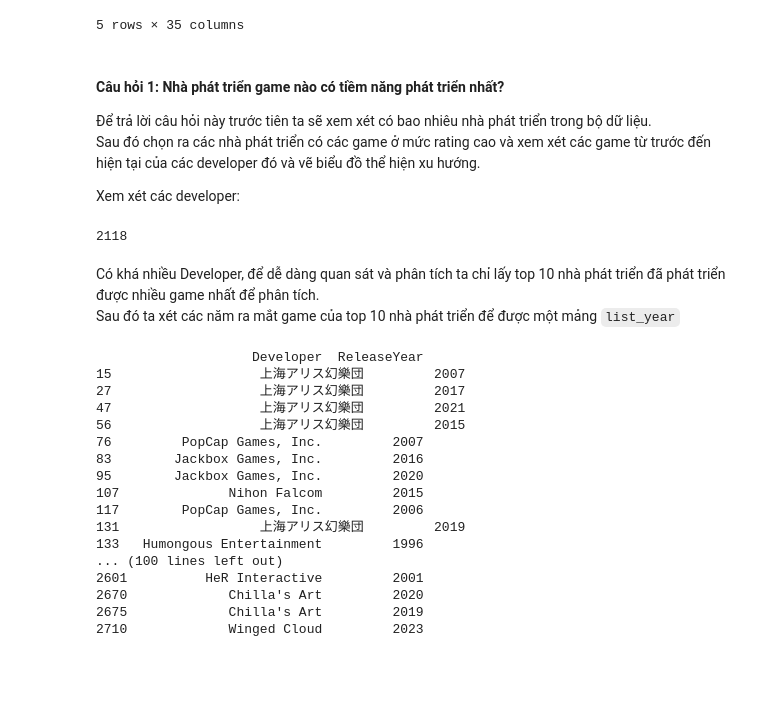
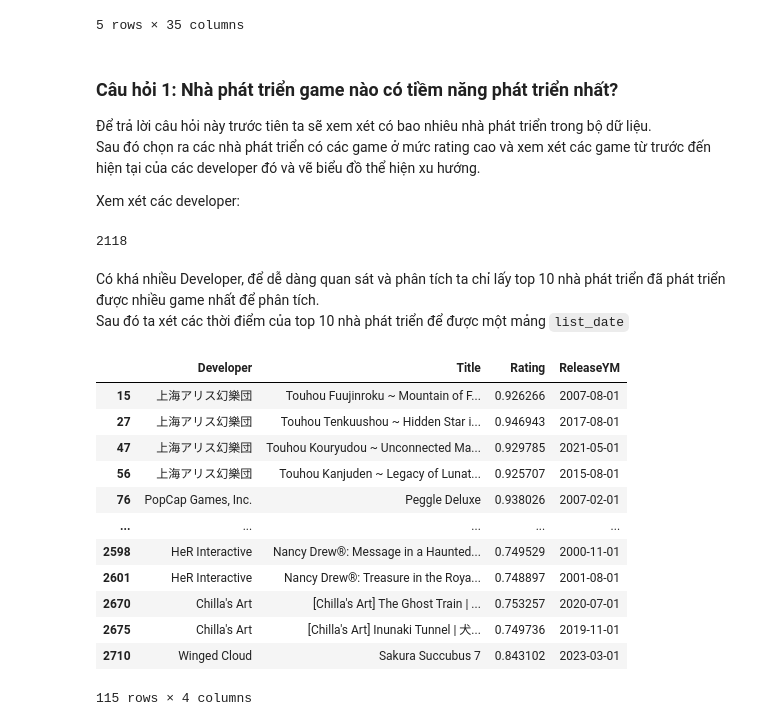
Before and after one commit to cheesepp/steam_game_ratings, a Jupyter notebook: EDA.ipynb, the cells around one changed output. Drawn from its saved outputs; the diff is of its cells as text; code cells hidden in the pictures; blank space fills up the shorter version.

```diff
--- a/EDA.ipynb
+++ b/EDA.ipynb
@@ -19,7 +22,7 @@ steam_df.head()
 | 4 | Ib | 0 | 0 | kouri | PLAYISM | 3068 | 3098 | 30 | ... |
 5 rows × 35 columns
 # %% [markdown]
-#### Câu hỏi 1: Nhà phát triển game nào có tiềm năng phát triển nhất?
+### Câu hỏi 1: Nhà phát triển game nào có tiềm năng phát triển nhất?
 Để trả lời câu hỏi này trước tiên ta sẽ xem xét có bao nhiêu nhà phát triển trong bộ dữ liệu.
 Sau đó chọn ra các nhà phát triển có các game ở mức rating cao và xem xét các game từ trước đến hiện tại của các developer đó và vẽ biểu đồ thể hiện xu hướng.
 
@@ -33,37 +36,31 @@ len(dev_df)
 2118
 # %% [markdown]
 Có khá nhiều Developer, để dễ dàng quan sát và phân tích ta chỉ lấy top 10 nhà phát triển đã phát triển được nhiều game nhất để phân tích.
-Sau đó ta xét các năm ra mắt game của top 10 nhà phát triển để được một mảng `list_year`
+Sau đó ta xét các thời điểm của top 10 nhà phát triển để được một mảng `list_date`
 # %%
 # Top 10 Developer
 top10_dev_df = dev_df.nlargest(10)
-top10_dev_df
-
-# Oldest and newest release year
-releaseY = steam_df[steam_df['Developer'].isin(top10_dev_df.index)]
-# minY = releaseY.min()
-# maxY = releaseY.max()
-
-with pd.option_context('display.max_rows', None,
-                       'display.max_columns', None,
-                       'display.precision', 3,
-                       ):
-    print(releaseY[['Developer', 'ReleaseYear']])
+top10_dev_df = steam_df[steam_df['Developer'].isin(top10_dev_df.index)][['Developer', 'Title', 'ReleaseYear', 'ReleaseMonth', 'Rating']]
-# %% [output]
-                    Developer  ReleaseYear
-15                   上海アリス幻樂団         2007
-27                   上海アリス幻樂団         2017
-47                   上海アリス幻樂団         2021
-56                   上海アリス幻樂団         2015
-76         PopCap Games, Inc.         2007
-83        Jackbox Games, Inc.         2016
-95        Jackbox Games, Inc.         2020
-107              Nihon Falcom         2015
-117        PopCap Games, Inc.         2006
-131                  上海アリス幻樂団         2019
-133   Humongous Entertainment         1996
-... (100 lines left out)
-2601          HeR Interactive         2001
-2670             Chilla's Art         2020
-2675             Chilla's Art         2019
-2710             Winged Cloud         2023
+# %%
+top10_dev_df['ReleaseYear'] = top10_dev_df['ReleaseYear'].astype(str)
+top10_dev_df['ReleaseMonth'] = top10_dev_df['ReleaseMonth'].astype(str)
+
+# Combine 'year' and 'month' and convert to datetime
+top10_dev_df['ReleaseYM'] = pd.to_datetime(top10_dev_df['ReleaseYear'] + top10_dev_df['ReleaseMonth'], format='%Y%m')
+
+top10_dev_df.drop(['ReleaseYear', 'ReleaseMonth'], axis=1, inplace=True)
+top10_dev_df
+# %% [output]
+|  | Developer | Title | Rating | ReleaseYM |
+| 15 | 上海アリス幻樂団 | Touhou Fuujinroku ~ Mountain of F... | 0.926266 | 2007-08-01 |
+| 27 | 上海アリス幻樂団 | Touhou Tenkuushou ~ Hidden Star i... | 0.946943 | 2017-08-01 |
+| 47 | 上海アリス幻樂団 | Touhou Kouryudou ~ Unconnected Ma... | 0.929785 | 2021-05-01 |
+| 56 | 上海アリス幻樂団 | Touhou Kanjuden ~ Legacy of Lunat... | 0.925707 | 2015-08-01 |
+| 76 | PopCap Games, Inc. | Peggle Deluxe | 0.938026 | 2007-02-01 |
+| ... | ... | ... | ... | ... |
+| 2598 | HeR Interactive | Nancy Drew®: Message in a Haunted... | 0.749529 | 2000-11-01 |
+| 2601 | HeR Interactive | Nancy Drew®: Treasure in the Roya... | 0.748897 | 2001-08-01 |
+| 2670 | Chilla's Art | [Chilla's Art] The Ghost Train | ... | 0.753257 | 2020-07-01 |
+| 2675 | Chilla's Art | [Chilla's Art] Inunaki Tunnel | 犬... | 0.749736 | 2019-11-01 |
+| 2710 | Winged Cloud | Sakura Succubus 7 | 0.843102 | 2023-03-01 |
+115 rows × 4 columns
```
Also changed, not shown: parts of 4 cells of this notebook.
